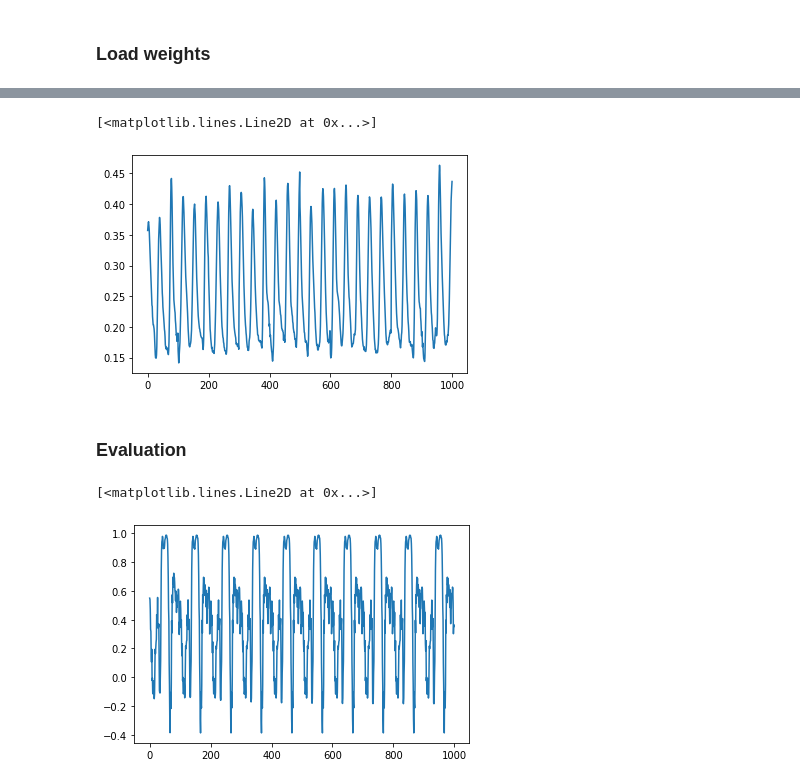
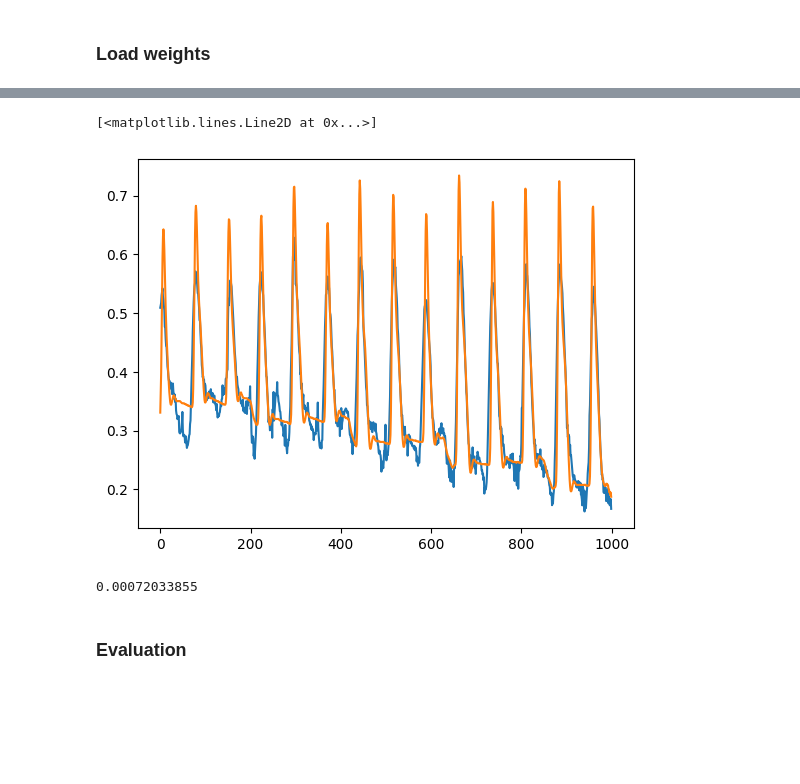
Before and after one commit to JunetaeKim/VABAM, a Jupyter notebook: Benchmarks/Benchmark_GPVAE.ipynb, the cells around one changed output, grey strips where cells are left out. Saved outputs shown, nothing was run; the diff lists cells and outputs as text; code cells hidden in the pictures; blank space fills up the shorter version.

```diff
--- a/Benchmarks/Benchmark_GPVAE.ipynb
+++ b/Benchmarks/Benchmark_GPVAE.ipynb
@@ -36,26 +42,16 @@ learning_rate = 0.001
 # %% [markdown]
 ### Data processing
 # %%
-SigDim = DATA.shape[1]
-
-np.random.seed(7)
-PermutedDATA = np.random.permutation(DATA)
-TrLen = int(PermutedDATA.shape[0] * TrRate)
-
-TrData = PermutedDATA[:TrLen]
-ValData = PermutedDATA[TrLen:]
-
-TrDataFrame = tf.signal.frame(TrData, 100, 100).numpy()
-ValDataFrame = tf.signal.frame(ValData, 100, 100).numpy()
+ValDataFrame = tf.signal.frame(ValData, 50, 50).numpy()
 # Split data on batches
 x_val_batches = np.array_split(ValDataFrame, batch_size, axis=0)
 
-data_dim = TrDataFrame.shape[-1]
-time_length = TrDataFrame.shape[1]
+data_dim = ValDataFrame.shape[-1]
+time_length = ValDataFrame.shape[1]
 
 
 if num_steps == 0:
-    num_steps = num_epochs * len(TrDataFrame) // batch_size
+    num_steps = num_epochs * len(ValDataFrame) // batch_size
 else:
     num_steps = num_steps
 
@@ -107,8 +103,8 @@ Decoder:  None
 # %% [markdown]
 ### Load weights
 # %%
-if os.path.isfile(Outdir+'GPVAE_Encoder.hdf5'):
-    model.encoder.net.load_weights(Outdir+'GPVAE_Encoder.hdf5')
-if os.path.isfile(Outdir+'GPVAE_Decoder.hdf5'):
-    model.decoder.net.load_weights(Outdir+'GPVAE_Decoder.hdf5')
+if os.path.isfile(Outdir+SigType+'_GPVAE_Encoder.hdf5'):
+    model.encoder.net.load_weights(Outdir+SigType+'_GPVAE_Encoder.hdf5')
+if os.path.isfile(Outdir+SigType+'_GPVAE_Decoder.hdf5'):
+    model.decoder.net.load_weights(Outdir+SigType+'_GPVAE_Decoder.hdf5')
 # %%
@@ -147,8 +141,14 @@ Recon = np.vstack(Recon)
-# %%
-plt.plot(Recon[0].ravel())
-# %% [output]
-[<matplotlib.lines.Line2D at 0x...>]
-[figure, removed]
+# %%
+idx= 0
+plt.plot(Recon[idx].ravel()[:])
+plt.plot(ValDataFrame[idx].ravel()[:])
+# %% [output]
+[<matplotlib.lines.Line2D at 0x...>]
+[figure, added]
+# %%
+np.mean((Recon- ValDataFrame)**2)
+# %% [output]
+0.00072033855
 # %% [markdown]
 ### Evaluation
 # %%
@@ -163,9 +163,3 @@ zVal_t = np.tile(np.linspace(MinZval, MaxZval, N_Gen)[:, None], TimeN)
 
 for loc in zLoc:
     zVal[:,loc] = zVal_t
-# %%
-tmp = model.decode(zVal[1:2]).mean().numpy()
-plt.plot(tmp.ravel())
-# %% [output]
-[<matplotlib.lines.Line2D at 0x...>]
-[figure, removed]
```
Also changed, not shown: parts of 7 cells of this notebook, 22 other files.
